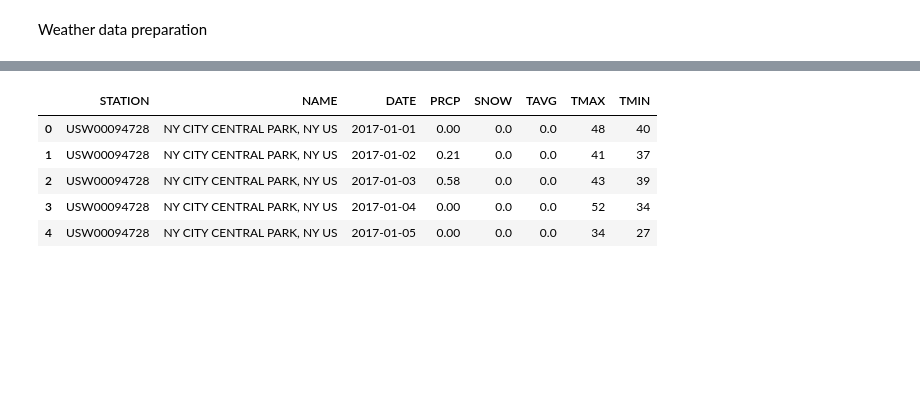
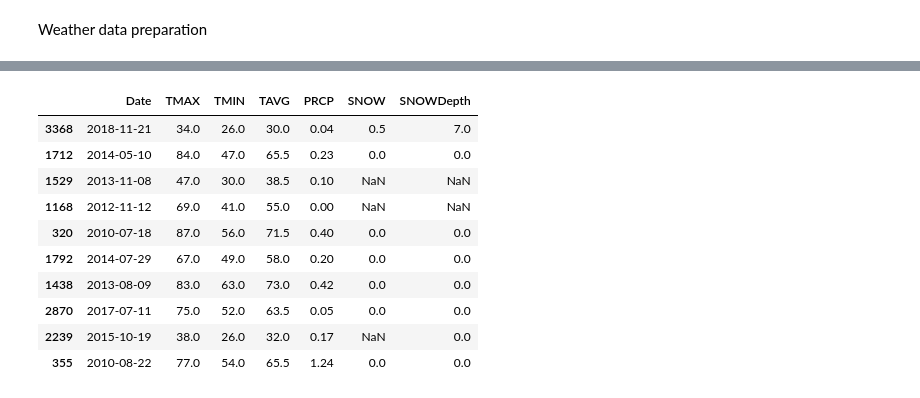
Before and after one commit to shivasanketh-rm/InfluenzaOutbreaks, a Jupyter notebook: IO_weatherPrep.ipynb, the cells around one changed output, grey strips where cells are left out. Saved outputs shown, nothing was run; the diff lists cells and outputs as text; code cells hidden in the pictures; blank space fills up the shorter version.

```diff
--- a/IO_weatherPrep.ipynb
+++ b/IO_weatherPrep.ipynb
@@ -22,16 +33,36 @@ df_master.head()
-# %%
-#Read CSV file
-df_TPS = pd.read_csv("NewYork_weather.csv")
-df_TPS.head()
-#Fill Nan values with zeros
-df_TPS = df_TPS.fillna(0)
-df_TPS.head()
-# %% [output]
-|  | STATION | NAME | DATE | PRCP | SNOW | TAVG | TMAX | TMIN |
-| 0 | USW00094728 | NY CITY CENTRAL PARK, NY US | 2017-01-01 | 0.00 | 0.0 | 0.0 | 48 | 40 |
-| 1 | USW00094728 | NY CITY CENTRAL PARK, NY US | 2017-01-02 | 0.21 | 0.0 | 0.0 | 41 | 37 |
-| 2 | USW00094728 | NY CITY CENTRAL PARK, NY US | 2017-01-03 | 0.58 | 0.0 | 0.0 | 43 | 39 |
-| 3 | USW00094728 | NY CITY CENTRAL PARK, NY US | 2017-01-04 | 0.00 | 0.0 | 0.0 | 52 | 34 |
-| 4 | USW00094728 | NY CITY CENTRAL PARK, NY US | 2017-01-05 | 0.00 | 0.0 | 0.0 | 34 | 27 |
+# %%
+#Read CSV file
+
+df_TPS_1 = pd.read_csv(county_name.title() + ".csv")
+df_TPS_1.head()
+df_TPS_1 = df_TPS_1.rename(columns={" Date": "DATE", " Precipitation": "PRCP", " MaxTemperature": "TMAX", " MinTemperature": "TMIN", " AvgTemperature": "TAVG", " Snowfall": "SNOW", " SnowDepth": "SNOWDepth"})
+#print(df_TPS_1.head())
+
+df_TPS_1['PRCP'] = pd.to_numeric(df_TPS_1['PRCP'], errors='coerce')
+df_TPS_1['SNOW'] = pd.to_numeric(df_TPS_1['SNOW'], errors='coerce')
+df_TPS_1['TMAX'] = pd.to_numeric(df_TPS_1['TMAX'], errors='coerce')
+df_TPS_1['TMIN'] = pd.to_numeric(df_TPS_1['TMIN'], errors='coerce')
+df_TPS_1['TAVG'] = pd.to_numeric(df_TPS_1['TAVG'], errors='coerce')
+df_TPS_1['SNOWDepth'] = pd.to_numeric(df_TPS_1['SNOWDepth'], errors='coerce')
+#print(df_TPS_1.head())
+#print(type(df_TPS_1['PRCP'][1016]))
+#print(type(df_TPS_1['SNOW'][1016]))
+
+
+#print(df_TPS_1.applymap(np.isreal))
+df_TPS_1.sample(10)
+#df_TPS_1.to_csv("temp.csv")
+# %% [output]
+|  | Date | TMAX | TMIN | TAVG | PRCP | SNOW | SNOWDepth |
+| 3368 | 2018-11-21 | 34.0 | 26.0 | 30.0 | 0.04 | 0.5 | 7.0 |
+| 1712 | 2014-05-10 | 84.0 | 47.0 | 65.5 | 0.23 | 0.0 | 0.0 |
+| 1529 | 2013-11-08 | 47.0 | 30.0 | 38.5 | 0.10 | NaN | NaN |
+| 1168 | 2012-11-12 | 69.0 | 41.0 | 55.0 | 0.00 | NaN | NaN |
+| 320 | 2010-07-18 | 87.0 | 56.0 | 71.5 | 0.40 | 0.0 | 0.0 |
+| 1792 | 2014-07-29 | 67.0 | 49.0 | 58.0 | 0.20 | 0.0 | 0.0 |
+| 1438 | 2013-08-09 | 83.0 | 63.0 | 73.0 | 0.42 | 0.0 | 0.0 |
+| 2870 | 2017-07-11 | 75.0 | 52.0 | 63.5 | 0.05 | 0.0 | 0.0 |
+| 2239 | 2015-10-19 | 38.0 | 26.0 | 32.0 | 0.17 | NaN | 0.0 |
+| 355 | 2010-08-22 | 77.0 | 54.0 | 65.5 | 1.24 | 0.0 | 0.0 |
 # %%
 #Convert df_TPS['DATE'] to pandas Date format
```
Also changed, not shown: parts of 9 cells of this notebook.
